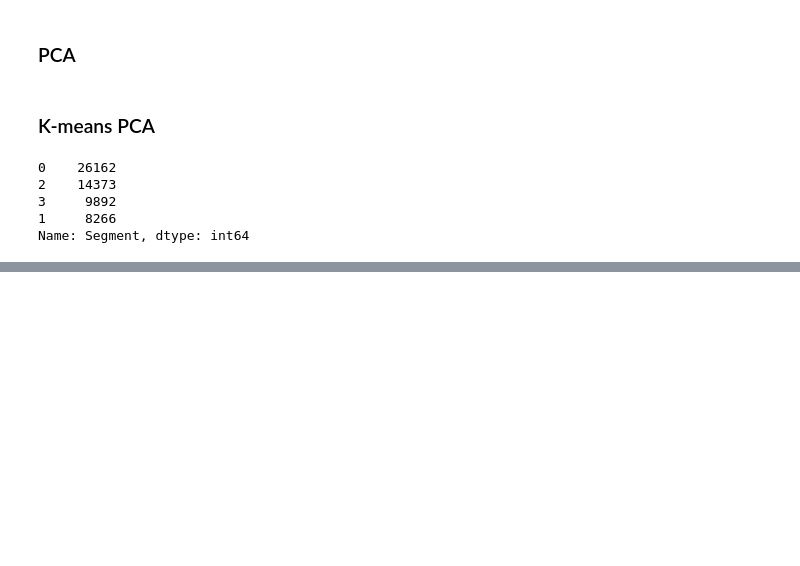
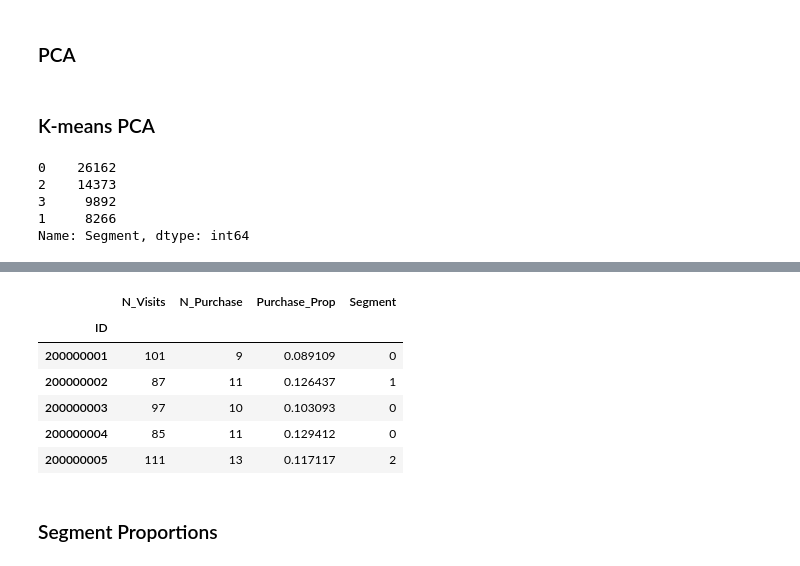
Before and after one commit to addds03/Customer-Analytics, a Jupyter notebook: Customer Analytics/Purchase Analytics.ipynb, the cells around one changed output, grey strips where cells are left out. Drawn from its saved outputs; the diff is of its cells as text; code cells hidden in the pictures; blank space fills up the shorter version.

```diff
--- a/Customer Analytics/Purchase Analytics.ipynb
+++ b/Customer Analytics/Purchase Analytics.ipynb
@@ -63,0 +78,5 @@ Name: Segment, dtype: int64
+# %%
+n_visits = df_purchase_predictors[['ID','Incidence']].groupby(['ID'], as_index=False).count()
+n_visits = n_visits.set_index('ID')
+n_visits = n_visits.rename(columns={'Incidence':'N_Visits'})
+n_visits.head()
@@ -63,0 +114,12 @@ Name: Segment, dtype: int64
+# %%
+da_tab.head()
+# %% [output]
+|  | N_Visits | N_Purchase | Purchase_Prop | Segment |
+| ID |  |  |  |  |
+| 200000001 | 101 | 9 | 0.089109 | 0 |
+| 200000002 | 87 | 11 | 0.126437 | 1 |
+| 200000003 | 97 | 10 | 0.103093 | 0 |
+| 200000004 | 85 | 11 | 0.129412 | 0 |
+| 200000005 | 111 | 13 | 0.117117 | 2 |
+# %% [markdown]
+### Segment Proportions
```
Also changed, not shown: parts of 9 cells of this notebook.
